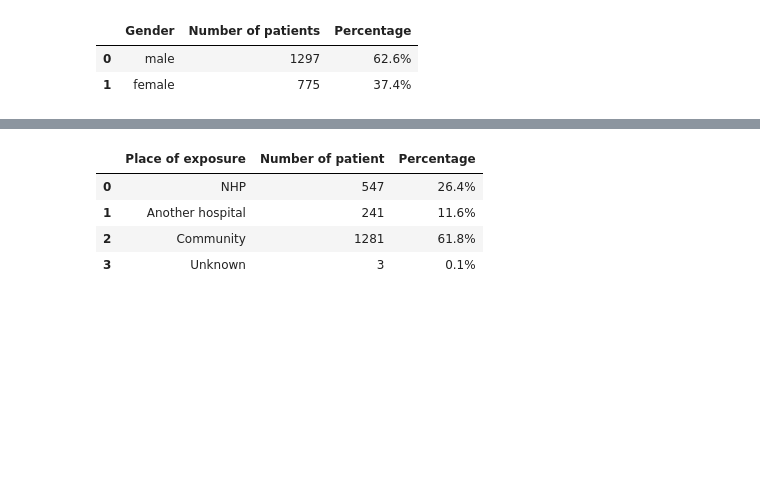
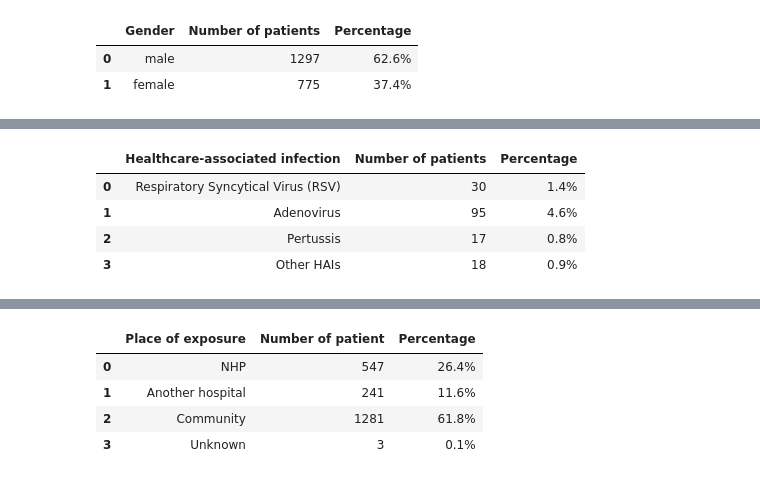
Before and after one commit to hung3a8/nhp-measles-analyse, a Jupyter notebook: Notebooks/analyze_data.ipynb, the cells around one changed output, grey strips where cells are left out. Saved outputs shown, nothing was run; the diff lists cells and outputs as text; code cells hidden in the pictures; blank space fills up the shorter version.

```diff
--- a/Notebooks/analyze_data.ipynb
+++ b/Notebooks/analyze_data.ipynb
@@ -67,0 +60,13 @@ diseases
+# %%
+column_name = ['respiratory_syncytical_virus', 'adenovirus', 'pertussis', 'healthcare_associated_infection']
+new_column_name = ['Respiratory Syncytical Virus (RSV)','Adenovirus', 'Pertussis', 'Other HAIs']
+val = [dataset[i].sum() for i in column_name]
+healthcare_associated_infection = pd.DataFrame([new_column_name,val,[str(round(i*100/dataset.shape[0],1))+'%' for i in val]],
+                                                index = ['Healthcare-associated infection','Number of patients','Percentage']).T
+healthcare_associated_infection
+# %% [output]
+|  | Healthcare-associated infection | Number of patients | Percentage |
+| 0 | Respiratory Syncytical Virus (RSV) | 30 | 1.4% |
+| 1 | Adenovirus | 95 | 4.6% |
+| 2 | Pertussis | 17 | 0.8% |
+| 3 | Other HAIs | 18 | 0.9% |
```
Also changed, not shown: parts of 19 cells of this notebook, 1 other file.
